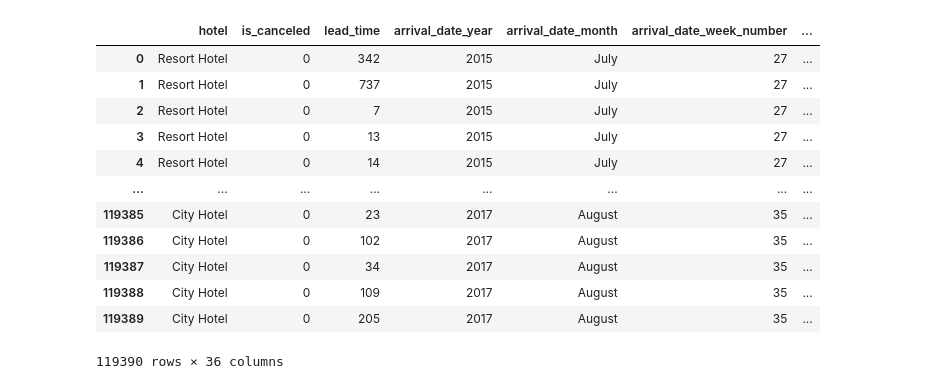
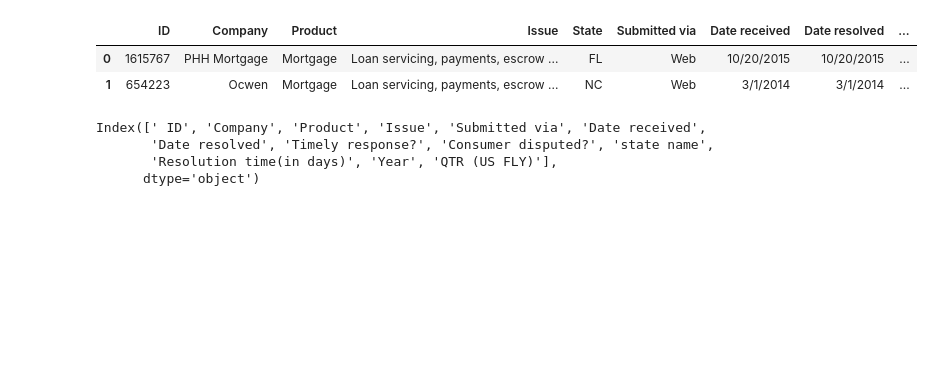
Before and after one commit to josejosepreso/dataset_expansion_eda, a Jupyter notebook: main.ipynb, the cells around one changed output. Saved outputs shown, nothing was run; the diff lists cells and outputs as text; code cells hidden in the pictures; blank space fills up the shorter version.

```diff
--- a/main.ipynb
+++ b/main.ipynb
@@ -1,4 +1,10 @@
 # %%
 import pandas as pd
 # %%
-df = pd.read_csv("hotel_booking.csv")
+df = pd.read_csv("datatset_consumer_complaints.csv")
+# %%
+df.head(2)
+# %% [output]
+|  | ID | Company | Product | Issue | State | Submitted via | Date received | Date resolved | ... |
+| 0 | 1615767 | PHH Mortgage | Mortgage | Loan servicing, payments, escrow ... | FL | Web | 10/20/2015 | 10/20/2015 | ... |
+| 1 | 654223 | Ocwen | Mortgage | Loan servicing, payments, escrow ... | NC | Web | 3/1/2014 | 3/1/2014 | ... |
@@ -5,16 +18,7 @@ df = pd.read_csv("hotel_booking.csv")
 # %%
-df
+df.columns
 # %% [output]
-|  | hotel | is_canceled | lead_time | arrival_date_year | arrival_date_month | arrival_date_week_number | ... |
-| 0 | Resort Hotel | 0 | 342 | 2015 | July | 27 | ... |
-| 1 | Resort Hotel | 0 | 737 | 2015 | July | 27 | ... |
-| 2 | Resort Hotel | 0 | 7 | 2015 | July | 27 | ... |
-| 3 | Resort Hotel | 0 | 13 | 2015 | July | 27 | ... |
-| 4 | Resort Hotel | 0 | 14 | 2015 | July | 27 | ... |
-| ... | ... | ... | ... | ... | ... | ... | ... |
-| 119385 | City Hotel | 0 | 23 | 2017 | August | 35 | ... |
-| 119386 | City Hotel | 0 | 102 | 2017 | August | 35 | ... |
-| 119387 | City Hotel | 0 | 34 | 2017 | August | 35 | ... |
-| 119388 | City Hotel | 0 | 109 | 2017 | August | 35 | ... |
-| 119389 | City Hotel | 0 | 205 | 2017 | August | 35 | ... |
-119390 rows × 36 columns
+Index([' ID', 'Company', 'Product', 'Issue', 'Submitted via', 'Date received',
+       'Date resolved', 'Timely response?', 'Consumer disputed?', 'state name',
+       'Resolution time(in days)', 'Year', 'QTR (US FLY)'],
+      dtype='object')
```
Also changed, not shown: parts of 13 cells of this notebook, 2 other files.
